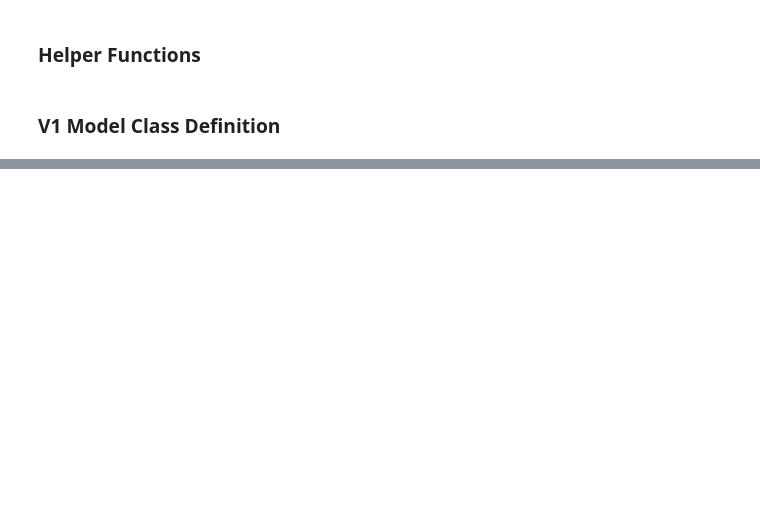
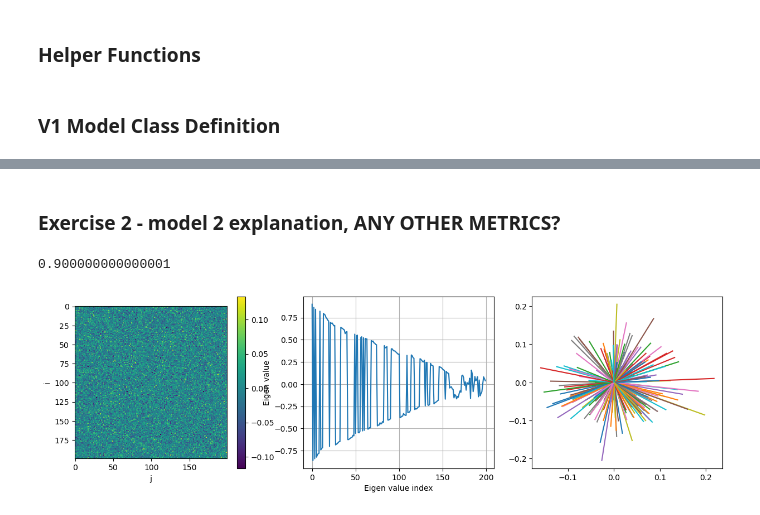
Before and after one commit to elbertwang00/4G3-Courseworks, a Jupyter notebook: Coursework1/coursework1.ipynb, the cells around one changed output, grey strips where cells are left out. Cells and saved outputs as stored; diff of their text form; code cells hidden in the pictures; blank space fills up the shorter version.

```diff
--- a/Coursework1/coursework1.ipynb
+++ b/Coursework1/coursework1.ipynb
@@ -72,32 +76,37 @@ class V1Model:
 # %%
-def setModel1():
-    model1 = V1Model()
+def setModel1():# W = 0
+    model1 = V1Model(200,200)
     model1.W = np.zeros((model1.m, model1.m))
     model1.B, model1.C = np.diag(np.ones(model1.m)), np.diag(np.ones(model1.m))
-    return model1 # default params with n = m, W = mxm matrix of 0s
+    return model1
 
-def setModel2():
-    model2 = V1Model() # W = rescaled random W+W.t
+def setModel2(alpha=0.9): # W = rescaled random W+W.t
+    model2 = V1Model(200,200)
+    np.random.seed(6969)
     WBar2 = np.random.normal(0,1,(model2.m, model2.m))
+    np.random.seed(None)
+
+    model2.alpha = alpha
     model2.W = R(WBar2+WBar2.T, model2.alpha)
     model2.B, model2.C = np.diag(np.ones(model2.m)), np.diag(np.ones(model2.m))
 
     return model2
 
-def setModel3():
-    model3 = V1Model() # WIJ = V(phiI - phiJ)
+def setModel3(alpha=0.9): # WIJ = V(phiI - phiJ)
+    model3 = V1Model(200,200)
     WBar3 = np.zeros((model3.m, model3.m))
 
     for i in range(WBar3.shape[0]):
         for j in range(WBar3.shape[1]):
             WBar3[i,j] = model3.V(model3.phi[i] - model3.phi[j])
 
+    model3.alpha = alpha
     model3.W = R(WBar3, model3.alpha)
     model3.B, model3.C = np.diag(np.ones(model3.m)), np.diag(np.ones(model3.m))
     return model3
 
-def setModel4():
-    model4 = V1Model()
+def setModel4(alpha=0.9): # n=2m more neurons than angles, W = ring structure like model 3
+    model4 = V1Model(200,400)
 
     WBar3 = np.zeros((model4.m, model4.m))
     for i in range(WBar3.shape[0]):
@@ -105,6 +114,7 @@ def setModel4():
             WBar3[i,j] = model4.V(model4.phi[i] - model4.phi[j])
 
     model4.n = 2*model4.m
+    model4.alpha2 = alpha
     WBar4 = R(WBar3, model4.alpha2)
     W = np.concatenate((WBar4, -WBar4), axis=1)
     model4.W = np.concatenate((W, W), axis=0)
@@ -118,0 +183,25 @@ model4 = setModel4()
+# %% [markdown]
+### Exercise 2 - model 2 explanation, ANY OTHER METRICS?
+# %%
+plt.figure(figsize=[15,4])
+
+eValues,eVectors = np.linalg.eig(models[1].W)
+print(max(eValues))
+
+plt.subplot(1,3,1)
+matrixHeatMap(models[1].W)
+
+plt.subplot(1,3,2)
+plt.plot(np.arange(0,eValues.shape[0]), eValues)
+plt.grid()
+plt.xlabel('Eigen value index')
+plt.ylabel('Eigen value')
+
+plt.subplot(1,3,3)
+for i in range(len(eVectors)):
+    plt.plot([0,eVectors[i][0]], [0,eVectors[i][1]])
+
+plt.show()
+# %% [output]
+0.900000000000001
+[figure, added]
```
Also changed, not shown: parts of 19 cells of this notebook.
